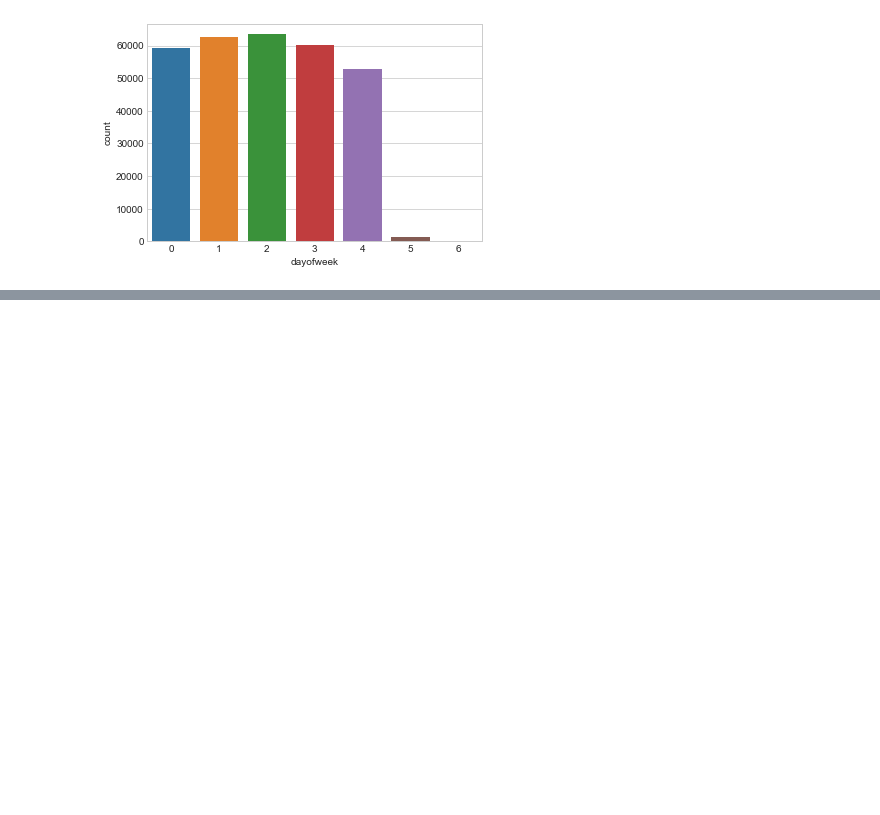
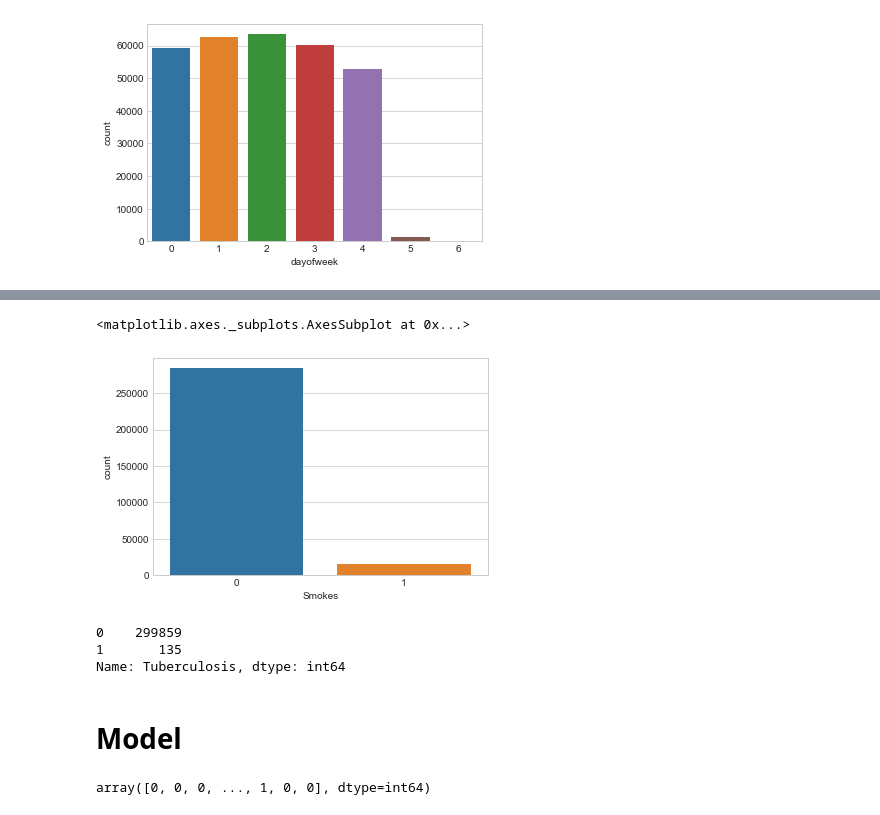
Before and after one commit to Napat/ml_predict_patient_noshow_appointment, a Jupyter notebook: SmartHospital_noShowDetector-300k.ipynb, the cells around one changed output, grey strips where cells are left out. Saved outputs shown, nothing was run; the diff lists cells and outputs as text; code cells hidden in the pictures; blank space fills up the shorter version.

```diff
--- a/SmartHospital_noShowDetector-300k.ipynb
+++ b/SmartHospital_noShowDetector-300k.ipynb
@@ -336,0 +317,19 @@ sns.countplot(x="dayofweek", data=noshows_data)
+# %%
+sns.countplot(x="Smokes", data=noshows_data)
+# %% [output]
+<matplotlib.axes._subplots.AxesSubplot at 0x...>
+[figure, added]
+# %%
+# sns.countplot(x="Tuberculosis", data=noshows_data)
+noshows_data['Tuberculosis'].value_counts()
+# %% [output]
+0    299859
+1       135
+Name: Tuberculosis, dtype: int64
+# %% [markdown]
+# Model
+# %%
+y = noshows_data.loc[:, 'No-showB'].values
+y
+# %% [output]
+array([0, 0, 0, ..., 1, 0, 0], dtype=int64)
```
Also changed, not shown: parts of 43 cells of this notebook.
